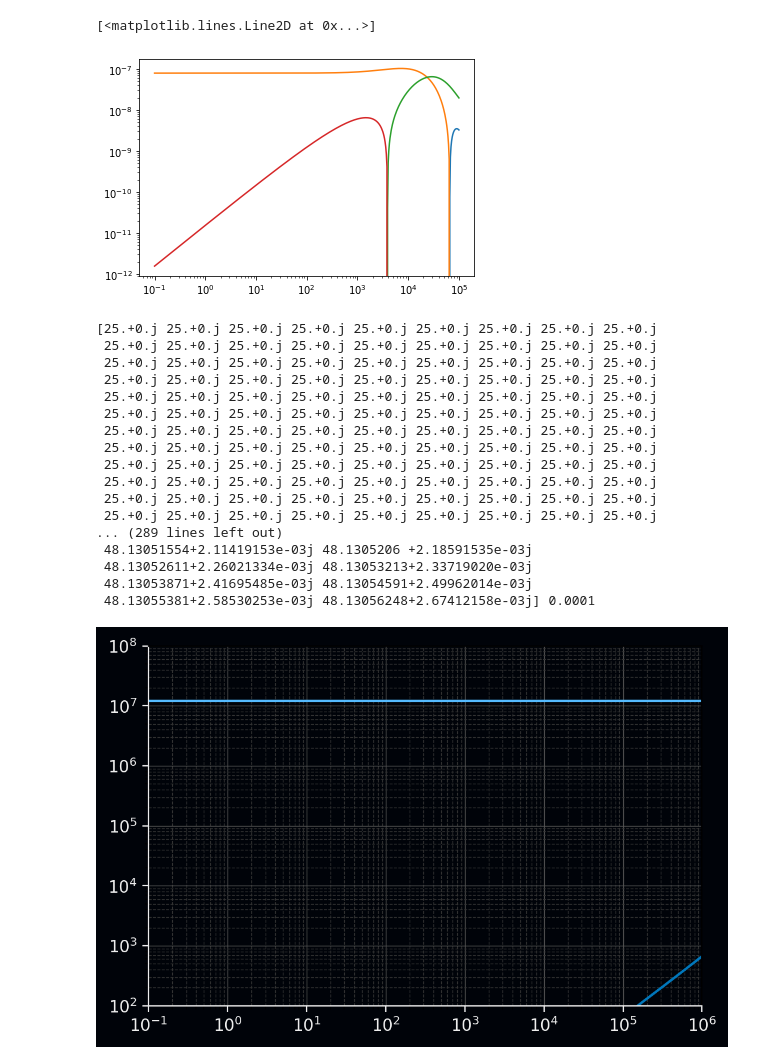
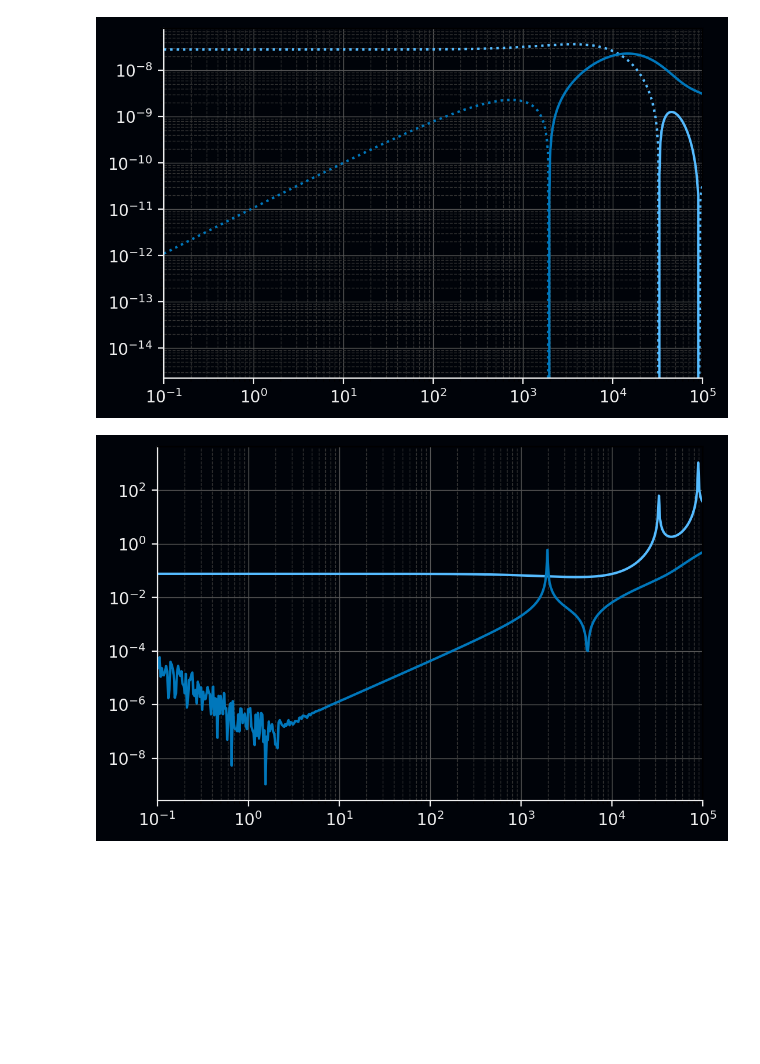
Before and after one commit to WasedaGeophysics/emulatte, a Jupyter notebook: example/playgrounds.ipynb, the cells around one changed output. Saved outputs shown, nothing was run; the diff lists cells and outputs as text; code cells hidden in the pictures; blank space fills up the shorter version.

```diff
--- a/example/playgrounds.ipynb
+++ b/example/playgrounds.ipynb
@@ -34,47 +13,22 @@ model.source.magnitude_f
-# %%
-from emulatte.halfspace import analytical
-
-res = 100
-hz_ideal = analytical.SurfaceVMD(res, [100, 0]).fdem_hz(freq)
-plt.loglog(freq, hz_ideal.real)
-plt.loglog(freq, -hz_ideal.real)
-plt.loglog(freq, hz_ideal.imag)
-plt.loglog(freq, -hz_ideal.imag)
-# %% [output]
-[<matplotlib.lines.Line2D at 0x...>]
-[figure, removed]
-# %%
-thick = []
-model = emu.create_model(thick)
-
-res = [100]
-model.set_params(res)
-
-cl = CircularLoop(1, 50)
-
-model.set_source(cl, (0,0,0))
-
-freq = np.logspace(-1, 6, 500)
-hz, = model.fdem("H", "z", (0, 0, 0), freq)
-
-fig = stylishplot.fdem_plot(freq, hz)
-plt.show()
-# %% [output]
-[25.+0.j 25.+0.j 25.+0.j 25.+0.j 25.+0.j 25.+0.j 25.+0.j 25.+0.j 25.+0.j
- 25.+0.j 25.+0.j 25.+0.j 25.+0.j 25.+0.j 25.+0.j 25.+0.j 25.+0.j 25.+0.j
- 25.+0.j 25.+0.j 25.+0.j 25.+0.j 25.+0.j 25.+0.j 25.+0.j 25.+0.j 25.+0.j
- 25.+0.j 25.+0.j 25.+0.j 25.+0.j 25.+0.j 25.+0.j 25.+0.j 25.+0.j 25.+0.j
- 25.+0.j 25.+0.j 25.+0.j 25.+0.j 25.+0.j 25.+0.j 25.+0.j 25.+0.j 25.+0.j
- 25.+0.j 25.+0.j 25.+0.j 25.+0.j 25.+0.j 25.+0.j 25.+0.j 25.+0.j 25.+0.j
- 25.+0.j 25.+0.j 25.+0.j 25.+0.j 25.+0.j 25.+0.j 25.+0.j 25.+0.j 25.+0.j
- 25.+0.j 25.+0.j 25.+0.j 25.+0.j 25.+0.j 25.+0.j 25.+0.j 25.+0.j 25.+0.j
- 25.+0.j 25.+0.j 25.+0.j 25.+0.j 25.+0.j 25.+0.j 25.+0.j 25.+0.j 25.+0.j
- 25.+0.j 25.+0.j 25.+0.j 25.+0.j 25.+0.j 25.+0.j 25.+0.j 25.+0.j 25.+0.j
- 25.+0.j 25.+0.j 25.+0.j 25.+0.j 25.+0.j 25.+0.j 25.+0.j 25.+0.j 25.+0.j
- 25.+0.j 25.+0.j 25.+0.j 25.+0.j 25.+0.j 25.+0.j 25.+0.j 25.+0.j 25.+0.j
-... (289 lines left out)
- 48.13051554+2.11419153e-03j 48.1305206 +2.18591535e-03j
- 48.13052611+2.26021334e-03j 48.13053213+2.33719020e-03j
- 48.13053871+2.41695485e-03j 48.13054591+2.49962014e-03j
- 48.13055381+2.58530253e-03j 48.13056248+2.67412158e-03j] 0.0001
-[figure, removed]
+# %%
+thick = []
+res = [100]
+freq = np.logspace(-1, 5, 500)
+src = [0, 0, 0]
+rec = [100, 100, 0]
+
+vmd = VMD(1)
+model = emu.create_model(thick, state="unsteady")
+model.set_params(res)
+model.set_source(vmd, src)
+hz, = model.fdem("H", "z", rec, freq)
+
+fig = stylishplot.fdem_plot(freq, hz)
+plt.show()
+
+hz_ideal = analytical.SurfaceVMD(res[0], rec[:2]).fdem_hz(freq)
+fig = stylishplot.fdem_rel_error_plot(freq, hz, hz_ideal)
+plt.show()
+# %% [output]
+[figure, added]
+[figure, added]
```
Also changed, not shown: parts of 3 cells of this notebook, 7 other files.
